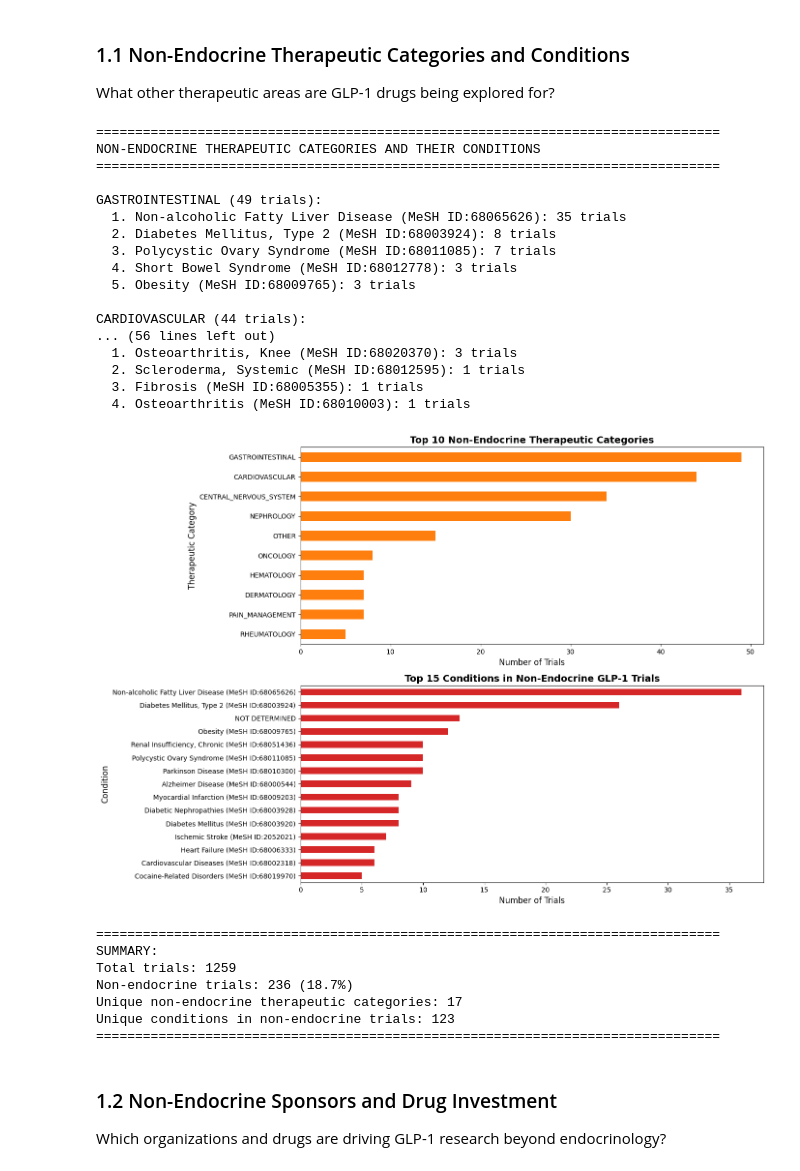
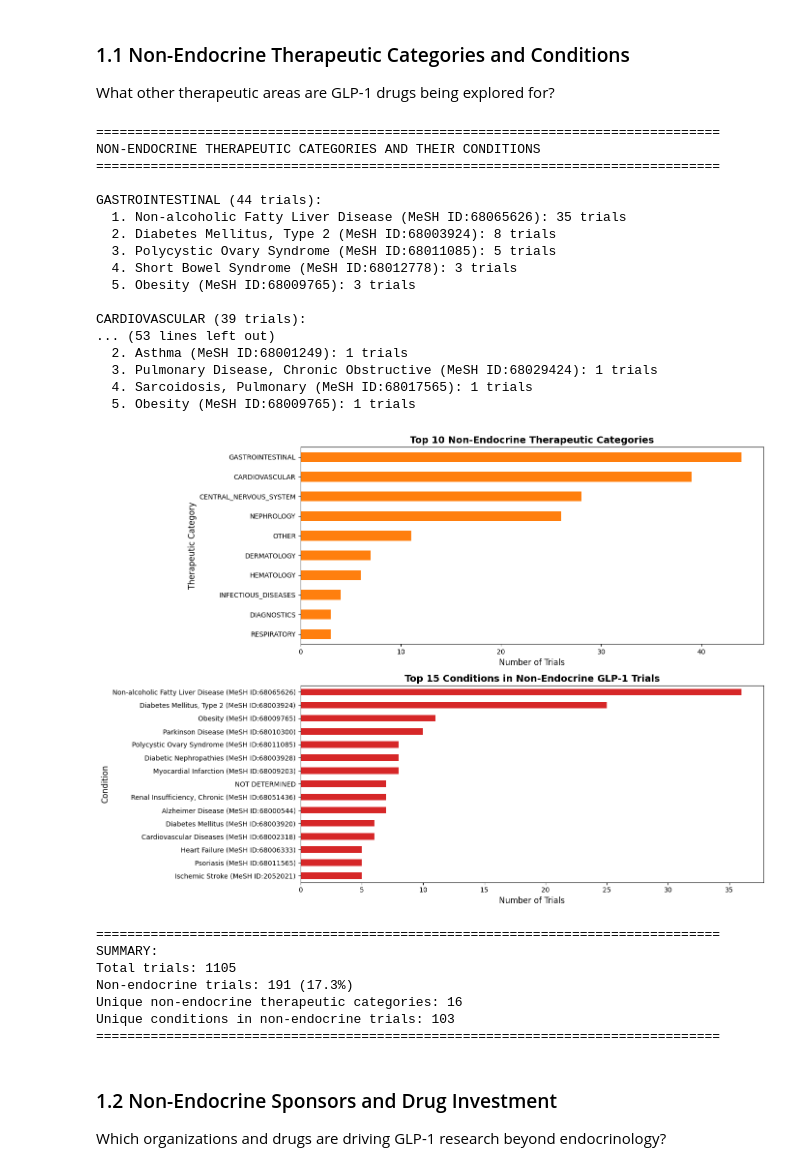
Before and after one commit to JoshZiel83/glp-1_landscape, a Jupyter notebook: data_analysis.ipynb, the cells around one changed output. Cells and saved outputs as stored; diff of their text form; code cells hidden in the pictures.

```diff
--- a/data_analysis.ipynb
+++ b/data_analysis.ipynb
@@ -38,7 +45,10 @@ else:
 Let's analyze trends and patterns in the clinical trials data.
 # %%
 # Load data from pickle for analysis
-df = annotated_trials.copy()
+df_copy = annotated_trials.copy()
+mask = df['cln_start_date'] < '2025-01-01'
+df = df_copy[mask]
+
 
 # Convert date columns to datetime if needed
 if not pd.api.types.is_datetime64_any_dtype(df['cln_start_date']):
@@ -47,7 +57,7 @@ if not pd.api.types.is_datetime64_any_dtype(df['cln_completion_date']):
     df['cln_completion_date'] = pd.to_datetime(df['cln_completion_date'])
 
 # Extract year from start date
-df['start_year'] = df['cln_start_date'].dt.year
+df['start_year'] = df['cln_start_date'].dt.year.astype('Int64')
 
 print(f"Total trials: {len(df)}")
 print(f"Date range: {df['start_year'].min()} - {df['start_year'].max()}")
@@ -138,9 +164,10 @@ What other therapeutic areas are GLP-1 drugs being explored for?
 # %%
 # Filter for non-endocrine trials
 df_nonendocrine = df_exploded[df_exploded['therapeutic_category'] != 'ENDOCRINOLOGY'].copy()
+df_nonendocrine_unique = df_nonendocrine.drop_duplicates(subset='nct_id')
 
 # Get top non-endocrine therapeutic categories
-nonendocrine_categories = df_nonendocrine['therapeutic_category'].value_counts().head(10)
+nonendocrine_categories = df_nonendocrine_unique['therapeutic_category'].value_counts().head(10)
 
 # For each top category, get the most common conditions
 print("="*80)
@@ -154,6 +181,7 @@ for category in nonendocrine_categories.index:
 
     # Explode matched_conditions
     category_conditions_exploded = category_df.explode('matched_conditions')
+    df_nonendocrine_unique = df_nonendocrine.drop_duplicates(subset='nct_id')
 
     # Get top conditions
     top_conditions = category_conditions_exploded['matched_conditions'].value_counts().head(5)
@@ -177,48 +205,48 @@ ax1.invert_yaxis()
 # Most common conditions in non-endocrine trials
 ax2 = axes[1]
 all_nonendocrine_conditions = df_nonendocrine.explode('matched_conditions')['matched_conditions'].value_counts().head(15)
 all_nonendocrine_conditions.plot(kind='barh', ax=ax2, color='#d62728')
 ax2.set_title('Top 15 Conditions in Non-Endocrine GLP-1 Trials', fontsize=14, fontweight='bold')
 ax2.set_xlabel('Number of Trials', fontsize=12)
 ax2.set_ylabel('Condition', fontsize=12)
 ax2.invert_yaxis()
 
 plt.tight_layout()
 plt.show()
 
 # Summary stats
 print("\n" + "="*80)
 print(f"SUMMARY:")
 print(f"Total trials: {len(df)}")
 print(f"Non-endocrine trials: {len(df_nonendocrine)} ({len(df_nonendocrine)/len(df_exploded)*100:.1f}%)")
 print(f"Unique non-endocrine therapeutic categories: {df_nonendocrine['therapeutic_category'].nunique()}")
 print(f"Unique conditions in non-endocrine trials: {df_nonendocrine.explode('matched_conditions')['matched_conditions'].nunique()}")
 print("="*80)
 # %% [output]
 ================================================================================
 NON-ENDOCRINE THERAPEUTIC CATEGORIES AND THEIR CONDITIONS
 ================================================================================
 
-GASTROINTESTINAL (49 trials):
+GASTROINTESTINAL (44 trials):
   1. Non-alcoholic Fatty Liver Disease (MeSH ID:68065626): 35 trials
   2. Diabetes Mellitus, Type 2 (MeSH ID:68003924): 8 trials
-  3. Polycystic Ovary Syndrome (MeSH ID:68011085): 7 trials
+  3. Polycystic Ovary Syndrome (MeSH ID:68011085): 5 trials
   4. Short Bowel Syndrome (MeSH ID:68012778): 3 trials
   5. Obesity (MeSH ID:68009765): 3 trials
 
-CARDIOVASCULAR (44 trials):
-... (56 lines left out)
-  1. Osteoarthritis, Knee (MeSH ID:68020370): 3 trials
-  2. Scleroderma, Systemic (MeSH ID:68012595): 1 trials
-  3. Fibrosis (MeSH ID:68005355): 1 trials
-  4. Osteoarthritis (MeSH ID:68010003): 1 trials
+CARDIOVASCULAR (39 trials):
+... (53 lines left out)
+  2. Asthma (MeSH ID:68001249): 1 trials
+  3. Pulmonary Disease, Chronic Obstructive (MeSH ID:68029424): 1 trials
+  4. Sarcoidosis, Pulmonary (MeSH ID:68017565): 1 trials
+  5. Obesity (MeSH ID:68009765): 1 trials
-[figure, old version]
+[figure, new version]
 ================================================================================
 SUMMARY:
-Total trials: 1259
-Non-endocrine trials: 236 (18.7%)
-Unique non-endocrine therapeutic categories: 17
-Unique conditions in non-endocrine trials: 123
+Total trials: 1105
+Non-endocrine trials: 191 (17.3%)
+Unique non-endocrine therapeutic categories: 16
+Unique conditions in non-endocrine trials: 103
 ================================================================================
 # %% [markdown]
 ### 1.2 Non-Endocrine Sponsors and Drug Investment
```
Also changed, not shown: parts of 11 cells of this notebook.
